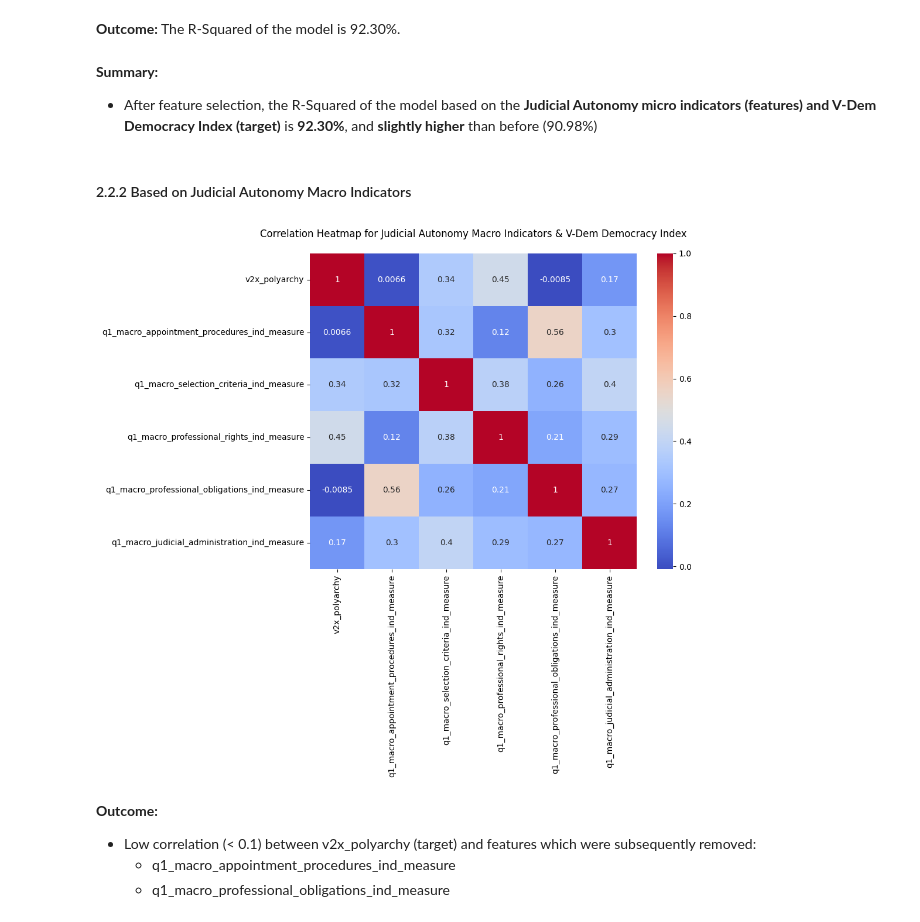
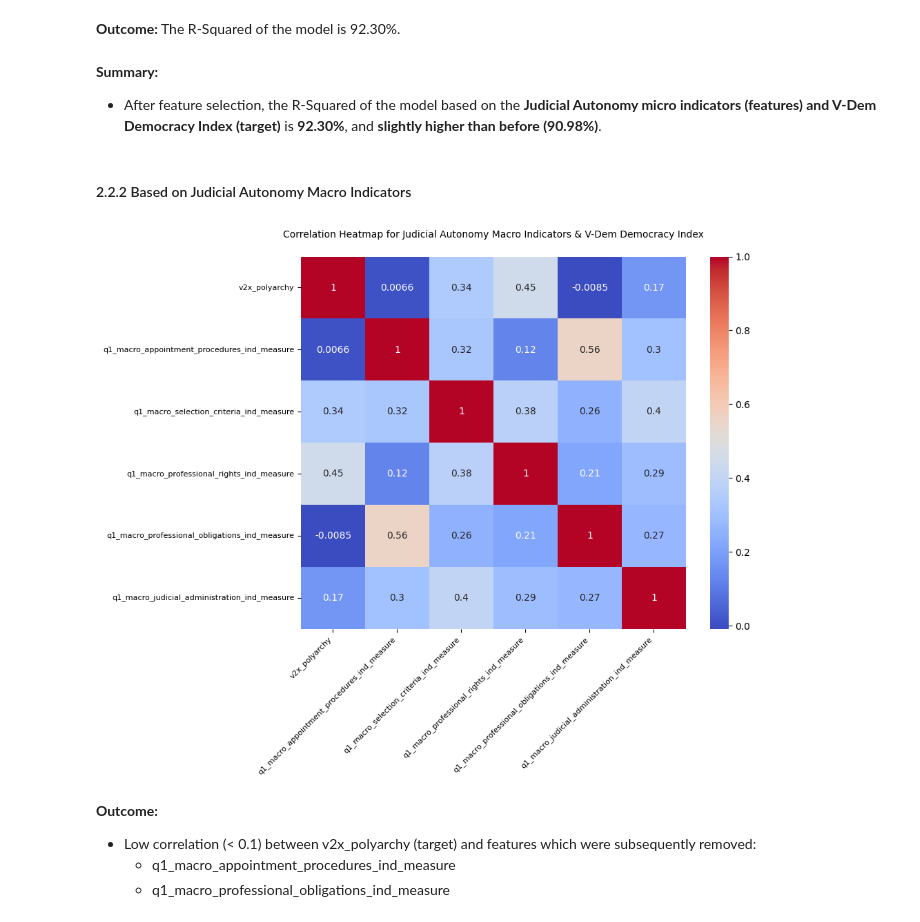
Before and after one commit to najafriederike/judicial-autonomy-index, a Jupyter notebook: notebooks/machine_learning.ipynb, the cells around one changed output. Drawn from its saved outputs; the diff is of its cells as text; code cells hidden in the pictures.

```diff
--- a/notebooks/machine_learning.ipynb
+++ b/notebooks/machine_learning.ipynb
@@ -586,29 +665,33 @@ knn_reg_micro_sel.score(X_test, y_test)
 **Outcome:** The R-Squared of the model is 92.30%.
 # %% [markdown]
 **Summary:**
-- After feature selection, the R-Squared of the model based on the **Judicial Autonomy micro indicators (features) and V-Dem Democracy Index (target)** is **92.30%**, and **slightly higher** than before (90.98%)
+- After feature selection, the R-Squared of the model based on the **Judicial Autonomy micro indicators (features) and V-Dem Democracy Index (target)** is **92.30%**, and **slightly higher than before (90.98%)**.
 # %% [markdown]
 #### 2.2.2 Based on Judicial Autonomy Macro Indicators
 # %%
 # Correlation Heatmap for Judicial Autonomy Macro Indicators & V-Dem Democracy Index
 
 # Select columns
 columns_correlation_matrix_macro=['v2x_polyarchy',
                                        'q1_macro_appointment_procedures_ind_measure',
                                        'q1_macro_selection_criteria_ind_measure',
                                        'q1_macro_professional_rights_ind_measure',
                                        'q1_macro_professional_obligations_ind_measure',
                                        'q1_macro_judicial_administration_ind_measure']
 
 # Plot Heatmap
 correlation_matrix_feature_sel_macro = q1_index_macro_micro_vdem[columns_correlation_matrix_macro].corr()
 plt.figure(figsize=(9, 7))
 sns.heatmap(correlation_matrix_feature_sel_macro, annot=True, cmap="coolwarm")
 
-plt.title("Correlation Heatmap for Judicial Autonomy Macro Indicators & V-Dem Democracy Index", fontsize=12, pad=20)
+plt.title("Correlation Heatmap for Judicial Autonomy Macro Indicators & V-Dem Democracy Index", fontsize=10, pad=20)
+plt.xticks(rotation=45, ha='right', fontsize=8)
+plt.yticks(fontsize=8)
+
+plt.savefig("../figures/feature_selection_vdem_index_macro_indicators_heatmap.jpeg", format="jpeg", bbox_inches='tight', pad_inches=0.1, dpi=300)
 plt.show();
 # %% [output]
-[figure, old version]
+[figure, new version]
 # %% [markdown]
 **Outcome:**
 - Low correlation (< 0.1) between v2x_polyarchy (target) and features which were subsequently removed:
```
Also changed, not shown: parts of 40 cells of this notebook, 3 other files.
